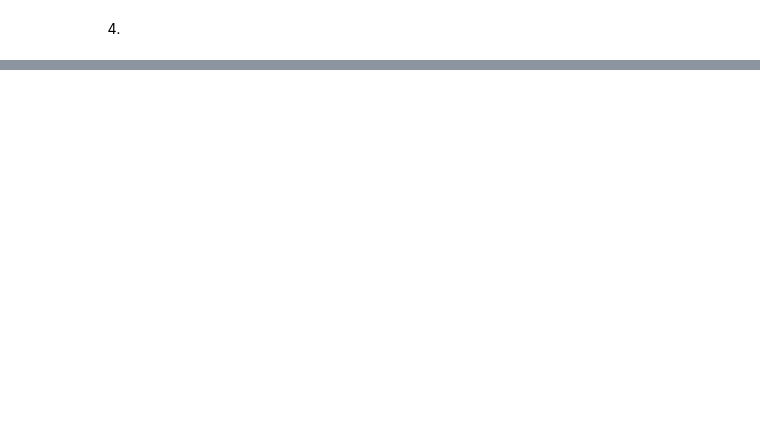
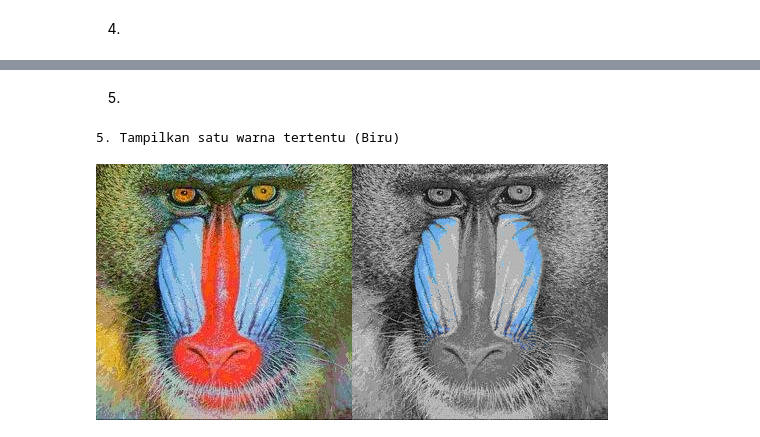
Before and after one commit to Vemas144/PCVK_Ganjil_2025, a Jupyter notebook: Week3.ipynb, the cells around one changed output, grey strips where cells are left out. Saved outputs shown, nothing was run; the diff lists cells and outputs as text; code cells hidden in the pictures; blank space fills up the shorter version.

```diff
--- a/Week3.ipynb
+++ b/Week3.ipynb
@@ -97,0 +157,25 @@ masukkan kontras [1.0 - 3.0]: 2
+# %% [markdown]
+5.
+# %%
+# Konversi ke HSV
+hsv = cv2.cvtColor(original, cv2.COLOR_BGR2HSV)
+
+# Define
+lower_blue = np.array([100, 100, 100])
+upper_blue = np.array([140, 255, 255])
+
+# mask for the blue color
+mask = cv2.inRange(hsv, lower_blue, upper_blue)
+
+# grayscale image from the original
+gray = cv2.cvtColor(original, cv2.COLOR_BGR2GRAY)
+gray_bgr = cv2.cvtColor(gray, cv2.COLOR_GRAY2BGR)
+
+# Combine
+result = np.where(mask[:,:,None] != 0, original, gray_bgr)
+final_frame = cv2.hconcat([original, result])
+print("5. Tampilkan satu warna tertentu (Biru)")
+cv2_imshow(final_frame)
+# %% [output]
+5. Tampilkan satu warna tertentu (Biru)
+[figure, added]
```
Also changed, not shown: parts of 4 cells of this notebook.
